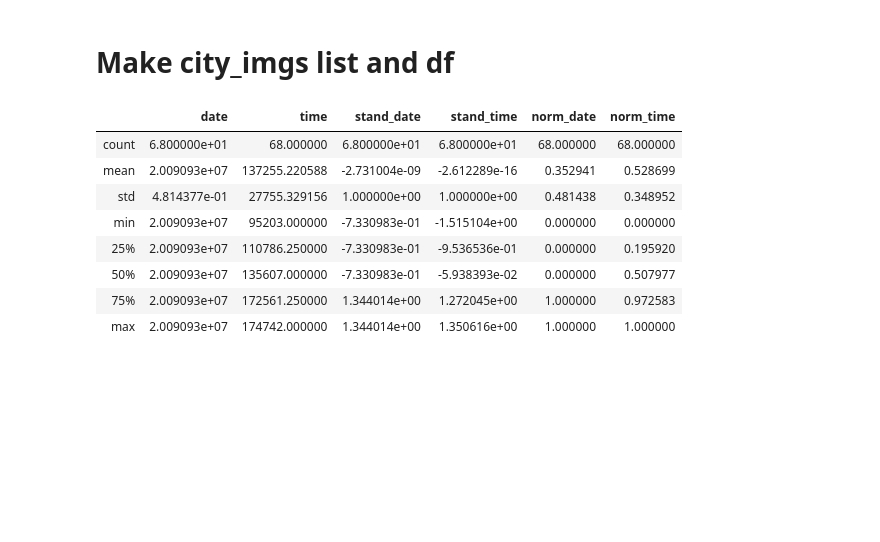
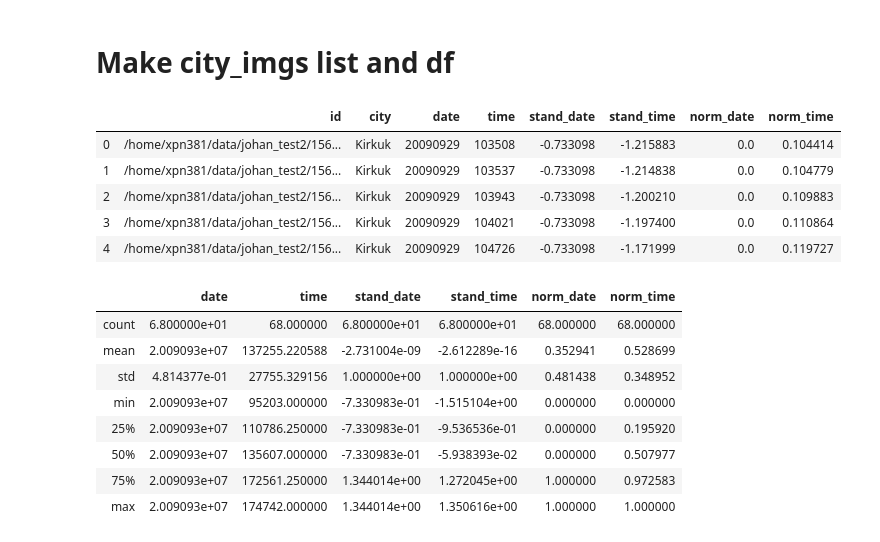
Before and after one commit to Polichinel/PhD_minsc, a Jupyter notebook: testNotebook5.ipynb, the cells around one changed output. Saved outputs shown, nothing was run; the diff lists cells and outputs as text; code cells hidden in the pictures; blank space fills up the shorter version.

```diff
--- a/testNotebook5.ipynb
+++ b/testNotebook5.ipynb
@@ -81,6 +81,15 @@ def make_city_df(linux_dir):
     return(df, city_imgs)
 # %%
 df, city_imgs = make_city_df(linux_dir2)
+# %%
+df.head()
+# %% [output]
+|  | id | city | date | time | stand_date | stand_time | norm_date | norm_time |
+| 0 | /home/xpn381/data/johan_test2/156... | Kirkuk | 20090929 | 103508 | -0.733098 | -1.215883 | 0.0 | 0.104414 |
+| 1 | /home/xpn381/data/johan_test2/156... | Kirkuk | 20090929 | 103537 | -0.733098 | -1.214838 | 0.0 | 0.104779 |
+| 2 | /home/xpn381/data/johan_test2/156... | Kirkuk | 20090929 | 103943 | -0.733098 | -1.200210 | 0.0 | 0.109883 |
+| 3 | /home/xpn381/data/johan_test2/156... | Kirkuk | 20090929 | 104021 | -0.733098 | -1.197400 | 0.0 | 0.110864 |
+| 4 | /home/xpn381/data/johan_test2/156... | Kirkuk | 20090929 | 104726 | -0.733098 | -1.171999 | 0.0 | 0.119727 |
 # %%
 df.describe()
 # %% [output]
```
Also changed, not shown: parts of 67 cells of this notebook.
